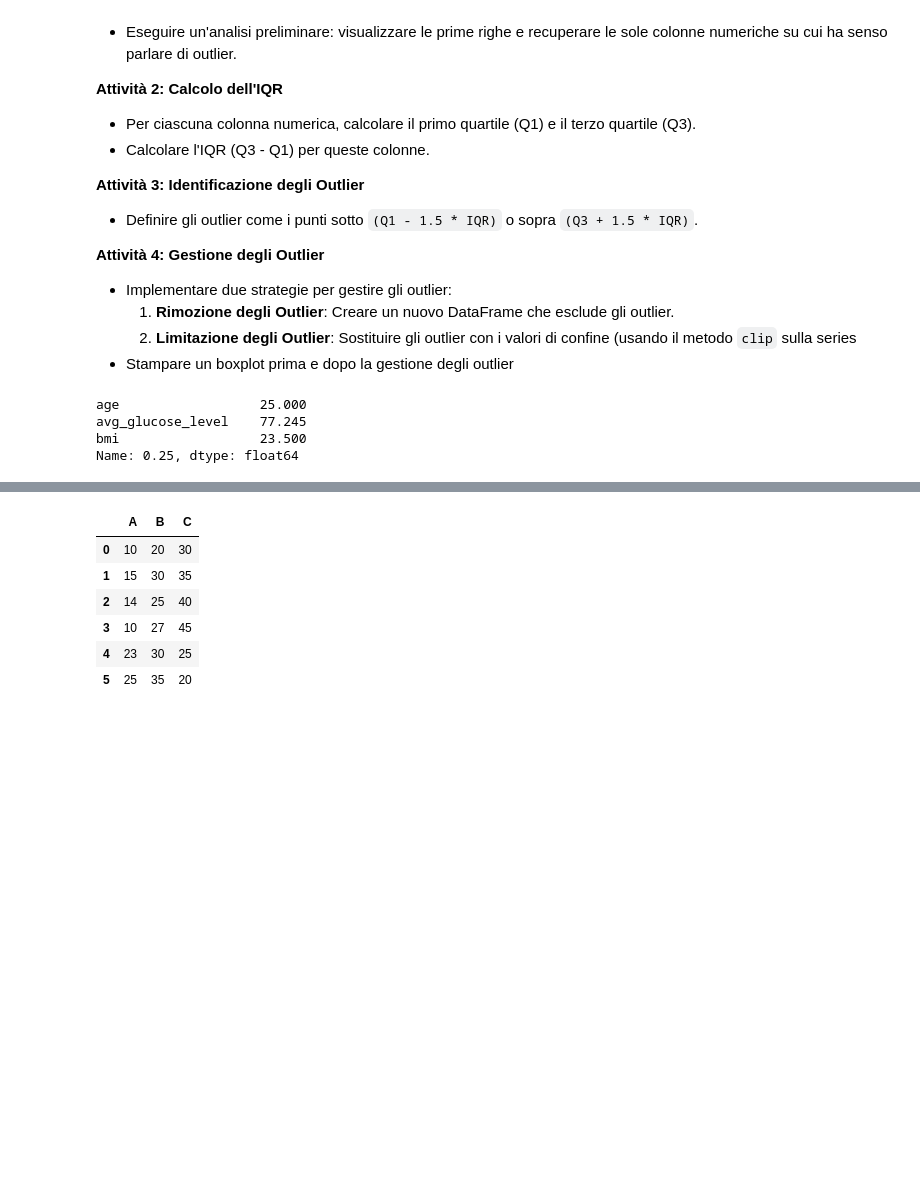
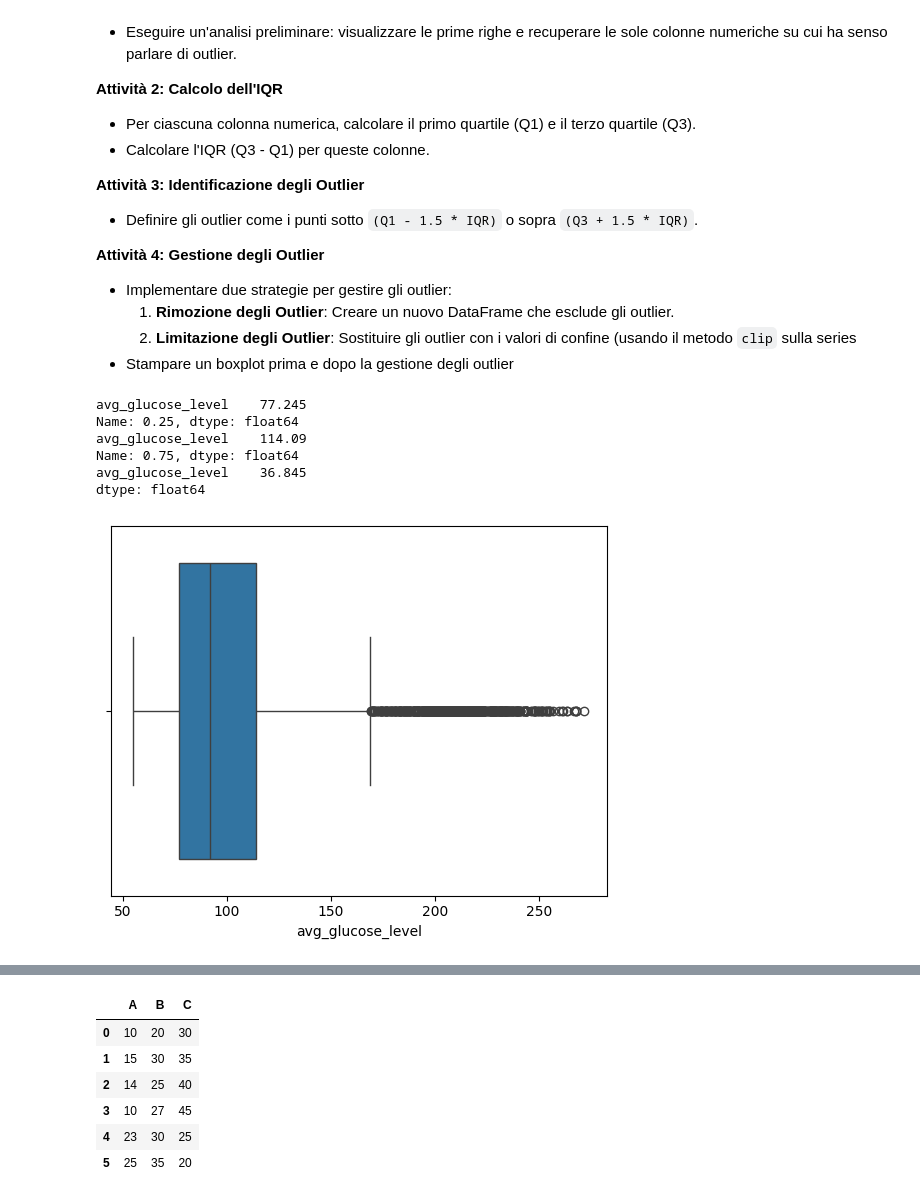
Before and after one commit to Datamasters-it/pirelli-python, a Jupyter notebook: Pandas/07 - Trattare i dati mancanti.ipynb, the cells around one changed output, grey strips where cells are left out. Drawn from its saved outputs; the diff is of its cells as text; code cells hidden in the pictures; blank space fills up the shorter version.

```diff
--- a/Pandas/07 - Trattare i dati mancanti.ipynb
+++ b/Pandas/07 - Trattare i dati mancanti.ipynb
@@ -399,21 +399,40 @@ Utilizzare `healthcare-dataset-stroke-data.csv`
 # %%
 import seaborn as sns
 import matplotlib.pyplot as plt
 
-# df = pd.read_csv("../dataset/healthcare-dataset-stroke-data.csv")
+df = pd.read_csv("../dataset/healthcare-dataset-stroke-data.csv")
 
-Q1 = df[['age', 'avg_glucose_level', 'bmi']].quantile(0.25) # primo quartile
-Q1
+Q1 = df[['avg_glucose_level']].quantile(0.25) # primo quartile
+Q3 = df[['avg_glucose_level']].quantile(0.75) # terzo quartile
+
+print(Q1)
+print(Q3)
+
+IQR = Q3 - Q1
+print(IQR)
+
+lower_bound = Q1 - 1.5 * IQR
+upper_bound = Q3 + 1.5 * IQR
+
+within_bounds = (df[['avg_glucose_level']] >= lower_bound) & (df[['avg_glucose_level']] <= upper_bound)
+
+df_without = df.loc[within_bounds.iloc[:,0]]
+
+df_without.shape
+
 # outliers_specific.any(axis=1)
 
 #float_columns = ['age', 'avg_glucose_level', 'bmi']
 
 # print(float_columns)
 
-# sns.boxplot(data = df[float_columns], orient = "h")
-# plt.show()
+sns.boxplot(data = df['avg_glucose_level'], orient = "h")
+plt.show()
 # %% [output]
-age                  25.000
 avg_glucose_level    77.245
-bmi                  23.500
 Name: 0.25, dtype: float64
+avg_glucose_level    114.09
+Name: 0.75, dtype: float64
+avg_glucose_level    36.845
+dtype: float64
+[figure, added]
```
Also changed, not shown: parts of 4 cells of this notebook, 1 other file.
